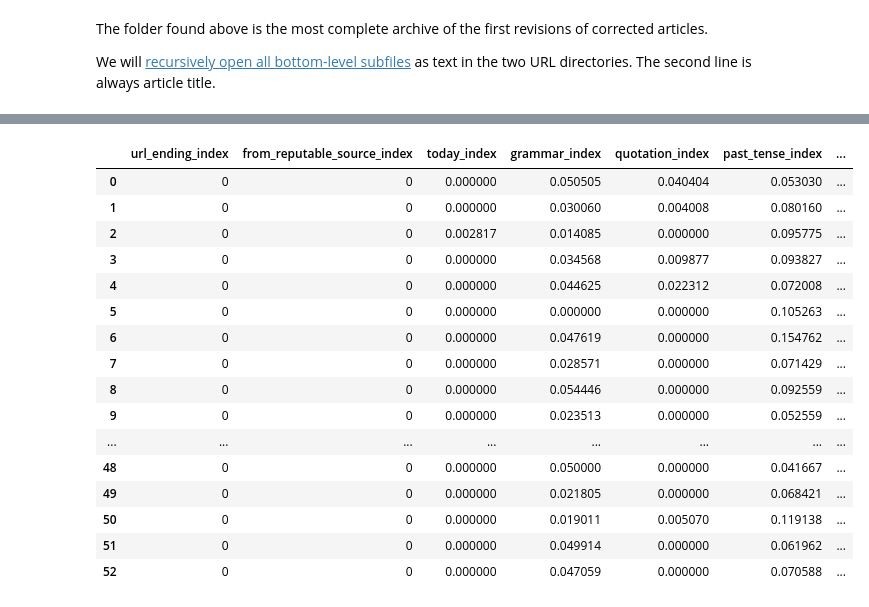
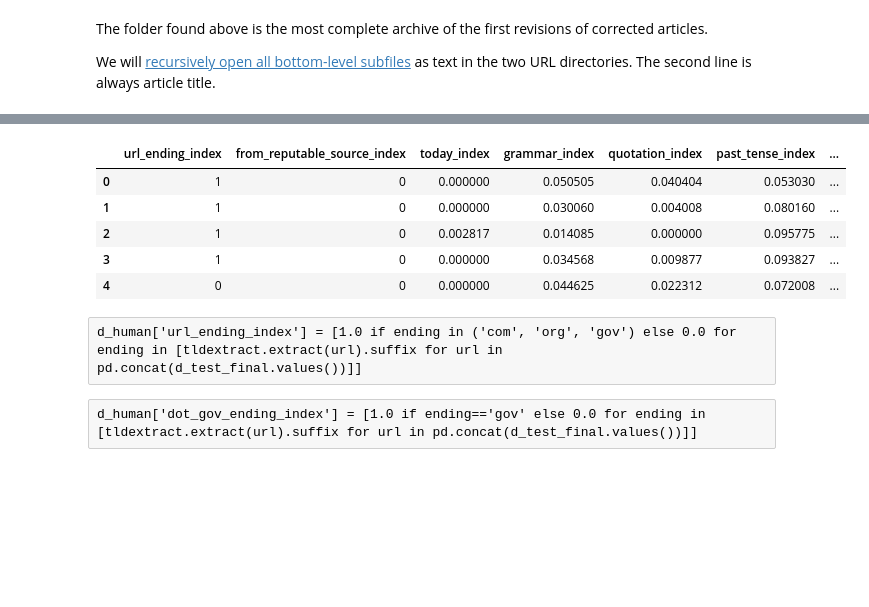
Before and after one commit to lethaiq/SysFake-1, a Jupyter notebook: notebooks/data_scrape.ipynb, the cells around one changed output, grey strips where cells are left out. Cells and saved outputs as stored; diff of their text form; code cells hidden in the pictures; blank space fills up the shorter version.

```diff
--- a/notebooks/data_scrape.ipynb
+++ b/notebooks/data_scrape.ipynb
@@ -265,7 +276,7 @@ feats = ["url_ending_index", "from_reputable_source_index",
          "opinion_index", "all_caps_index", "from_satire_source_index",
          "exclamation_index", "apa_index", "name_source_index",
          "interjection_index", "you_index", "dot_gov_ending_index",
-         "from_unreputable_source_index", "label"]
+         "from_unreputable_source_index"]
 try:
     corrections_vectors = pd.read_csv('./data/correction_news_vectors.txt', delim_whitespace=True, header=None, names=feats)
 except FileNotFoundError:
@@ -340,23 +326,16 @@ for label, vec_series in human_set_vectors.items():
     for vector in vec_series:
         vectors_labeled.append(vector + [CLASS_DICT[label]])
 # %%
-d_human = pd.DataFrame(vectors_labeled, columns=feats)
-d_human
+d_human = pd.DataFrame(vectors_labeled, columns=feats+['label'])
+d_human.head()
 # %% [output]
 |  | url_ending_index | from_reputable_source_index | today_index | grammar_index | quotation_index | past_tense_index | ... |
-| 0 | 0 | 0 | 0.000000 | 0.050505 | 0.040404 | 0.053030 | ... |
-| 1 | 0 | 0 | 0.000000 | 0.030060 | 0.004008 | 0.080160 | ... |
-| 2 | 0 | 0 | 0.002817 | 0.014085 | 0.000000 | 0.095775 | ... |
-| 3 | 0 | 0 | 0.000000 | 0.034568 | 0.009877 | 0.093827 | ... |
+| 0 | 1 | 0 | 0.000000 | 0.050505 | 0.040404 | 0.053030 | ... |
+| 1 | 1 | 0 | 0.000000 | 0.030060 | 0.004008 | 0.080160 | ... |
+| 2 | 1 | 0 | 0.002817 | 0.014085 | 0.000000 | 0.095775 | ... |
+| 3 | 1 | 0 | 0.000000 | 0.034568 | 0.009877 | 0.093827 | ... |
 | 4 | 0 | 0 | 0.000000 | 0.044625 | 0.022312 | 0.072008 | ... |
-| 5 | 0 | 0 | 0.000000 | 0.000000 | 0.000000 | 0.105263 | ... |
-| 6 | 0 | 0 | 0.000000 | 0.047619 | 0.000000 | 0.154762 | ... |
-| 7 | 0 | 0 | 0.000000 | 0.028571 | 0.000000 | 0.071429 | ... |
-| 8 | 0 | 0 | 0.000000 | 0.054446 | 0.000000 | 0.092559 | ... |
-| 9 | 0 | 0 | 0.000000 | 0.023513 | 0.000000 | 0.052559 | ... |
-| ... | ... | ... | ... | ... | ... | ... | ... |
-| 48 | 0 | 0 | 0.000000 | 0.050000 | 0.000000 | 0.041667 | ... |
-| 49 | 0 | 0 | 0.000000 | 0.021805 | 0.000000 | 0.068421 | ... |
-| 50 | 0 | 0 | 0.000000 | 0.019011 | 0.005070 | 0.119138 | ... |
-| 51 | 0 | 0 | 0.000000 | 0.049914 | 0.000000 | 0.061962 | ... |
-| 52 | 0 | 0 | 0.000000 | 0.047059 | 0.000000 | 0.070588 | ... |
+# %% [raw]
+d_human['url_ending_index'] = [1.0 if ending in ('com', 'org', 'gov') else 0.0 for ending in [tldextract.extract(url).suffix for url in pd.concat(d_test_final.values())]]
+# %% [raw]
+d_human['dot_gov_ending_index'] = [1.0 if ending=='gov' else 0.0 for ending in [tldextract.extract(url).suffix for url in pd.concat(d_test_final.values())]]
```
Also changed, not shown: parts of 15 cells of this notebook, 6 other files.
